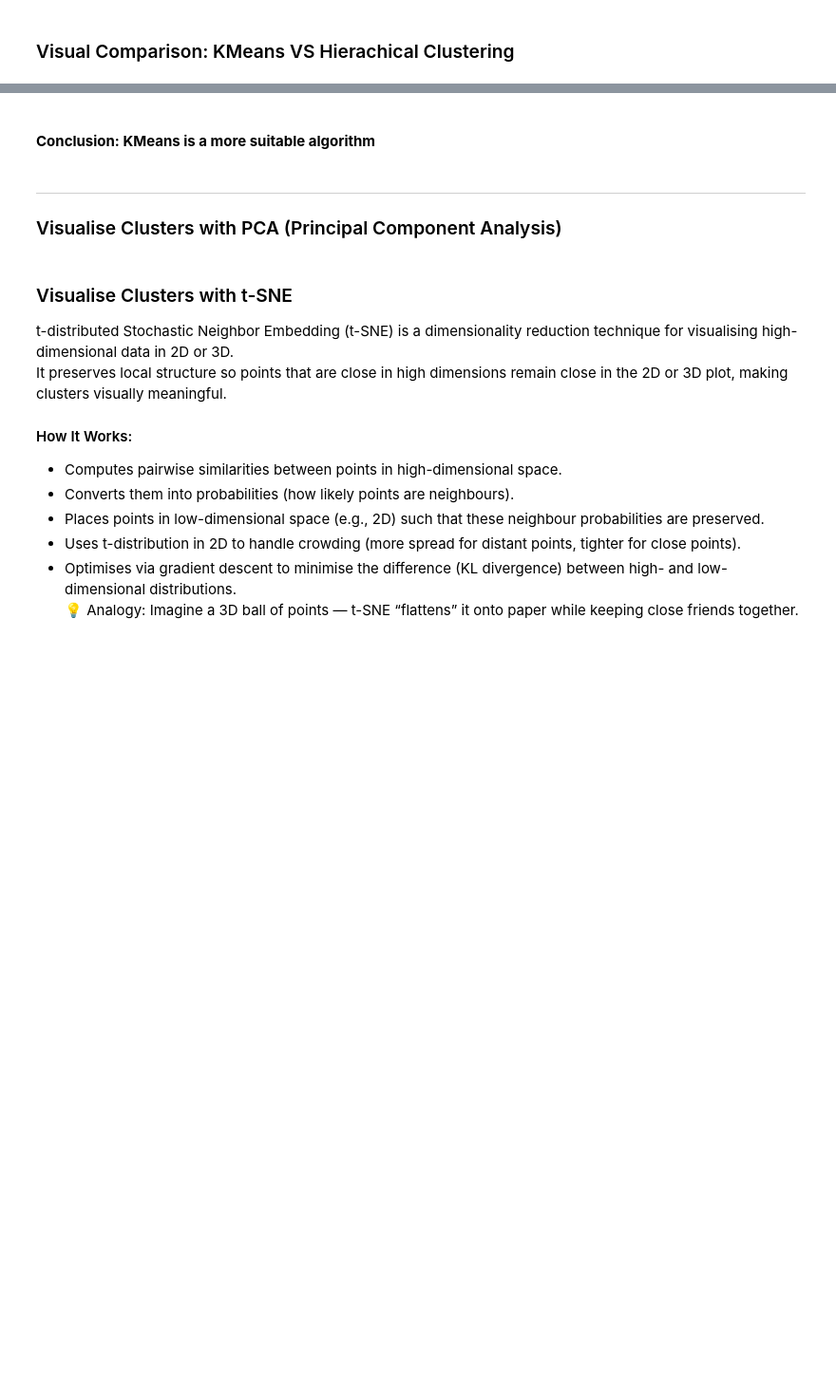
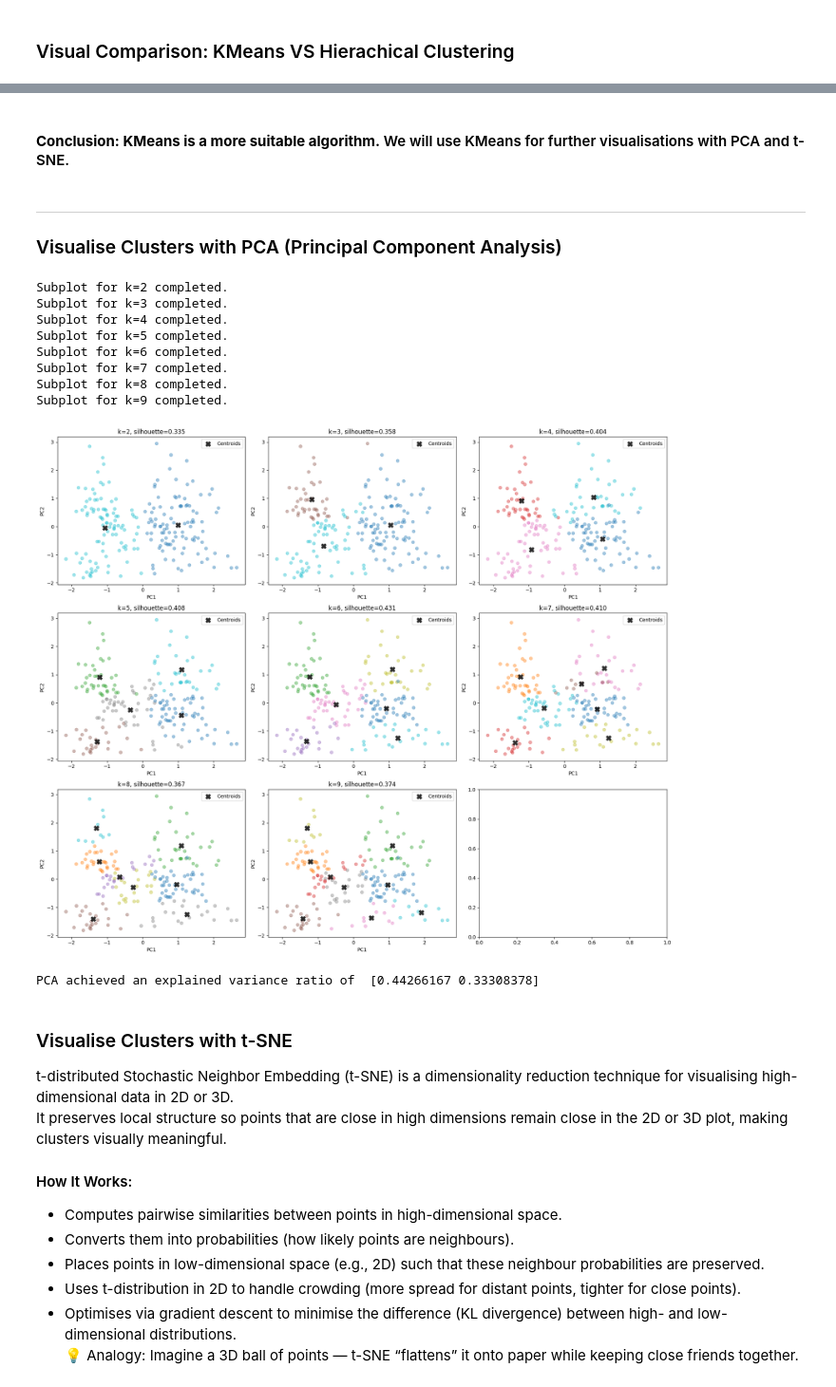
Before and after one commit to lokejer/AIML-clustering-timeseries, a Jupyter notebook: p2510707_CA2_PartA_JeromeLoke.ipynb, the cells around one changed output, grey strips where cells are left out. Shown at 95% size. Cells and saved outputs as stored; diff of their text form; code cells hidden in the pictures; blank space fills up the shorter version.

```diff
--- a/p2510707_CA2_PartA_JeromeLoke.ipynb
+++ b/p2510707_CA2_PartA_JeromeLoke.ipynb
@@ -1000,0 +1170,6 @@ plt.show()
+# %%
+BEST_K = 6
+
+kmeans = KMeans(n_clusters=BEST_K, random_state=42)
+df["Cluster_KMeans"] = kmeans.fit_predict(X_scaled)
+df.head()
@@ -1047,30 +1231,28 @@ Hierarchical merging of clusters
 
 Conclusion: The dendrogram confirms that 6 clusters (k=6) is best for natural groupings as there is a significant jump in merge distance after this point. This aligns with all our previous tests!
 # %%
+# extract best KMeans metrics
+k = BEST_K
+sil_k6 = evaluation_metrics['silhouette'][k]
+db_k6  = evaluation_metrics['davies_bouldin'][k]
+ch_k6  = evaluation_metrics['calinski_harabasz'][k]
+
 metrics_comparison = pd.DataFrame({
   'Algorithm': ['K-Means', 'Hierarchical'],
   'Silhouette Score': [
-    silhouette_score(X_scaled, df['Cluster_KMeans']),
+    sil_k6,
     silhouette_score(X_scaled, df['Cluster_Hierarchical'])
   ],
   'Davies-Bouldin Index': [
-    davies_bouldin_score(X_scaled, df['Cluster_KMeans']),
+    db_k6,
     davies_bouldin_score(X_scaled, df['Cluster_Hierarchical'])
   ],
   'Calinski-Harabasz Score': [
-    calinski_harabasz_score(X_scaled, df['Cluster_KMeans']),
+    ch_k6,
     calinski_harabasz_score(X_scaled, df['Cluster_Hierarchical'])
   ]
 })
 
-# style
+# print performance statistics for comparison
 metrics_comparison = metrics_comparison.round(3)
-metrics_comparison['Best'] = [''] * 2
-
-# mark best scores
-metrics_comparison.loc[metrics_comparison['Silhouette Score'].idxmax(), 'Best'] = '✓ (higher better)'
-metrics_comparison.loc[metrics_comparison['Davies-Bouldin Index'].idxmin(), 'Best'] = '✓ (lower better)'
-metrics_comparison.loc[metrics_comparison['Calinski-Harabasz Score'].idxmax(), 'Best'] = '✓ (higher better)'
-
-print("Performance Comparison:")
 metrics_comparison
@@ -1110,5 +1300,5 @@ plt.show()
 # %% [markdown]
-#### **Conclusion: KMeans is a more suitable algorithm**
+#### **Conclusion: KMeans is a more suitable algorithm.** We will use KMeans for further visualisations with PCA and t-SNE.
 # %% [markdown]
 ---
 
@@ -1122,34 +1312,45 @@ axes = axes.flatten() # flatten for easy indexing
 
 for idx, k in enumerate(k_range):
   kmeans = KMeans(n_clusters=k, random_state=42) # instantiate kmeans with respective n_clusters
   labels = kmeans.fit_predict(X_scaled)
 
   # project centroids into PCA space
   centroids_pca = pca.transform(kmeans.cluster_centers_)
 
   # generate scatter plot in corresponding subplot
   ax = axes[idx]
 
   # plot cluster points
   scatter = ax.scatter(X_pca[:, 0], X_pca[:, 1], c=labels, alpha=0.4, cmap="tab10")
 
   # plot centroids
   ax.scatter(
     centroids_pca[:, 0],
     centroids_pca[:, 1],
     c="black", s=100, marker="X", label="Centroids", alpha=0.8
   )
-  ax.set_title(f"k={k}, silhouette={sil_scores[k]:.3f}")
+  ax.set_title(f"k={k}, silhouette={evaluation_metrics["silhouette"][k]:.3f}")
   ax.set_xlabel("PC1")
   ax.set_ylabel("PC2")
   ax.legend()
   print(f"Subplot for k={k} completed.")
 
 plt.tight_layout()
 plt.show()
 
 # generate silhouette score summary table
 print("PCA achieved an explained variance ratio of ", pca.explained_variance_ratio_)
+# %% [output]
+Subplot for k=2 completed.
+Subplot for k=3 completed.
+Subplot for k=4 completed.
+Subplot for k=5 completed.
+Subplot for k=6 completed.
+Subplot for k=7 completed.
+Subplot for k=8 completed.
+Subplot for k=9 completed.
+[figure, added]
+PCA achieved an explained variance ratio of  [0.44266167 0.33308378]
 # %% [markdown]
 ### Visualise Clusters with t-SNE
 t-distributed Stochastic Neighbor Embedding (t-SNE) is a dimensionality reduction technique for visualising high-dimensional data in 2D or 3D.
```
Also changed, not shown: parts of 49 cells of this notebook.
